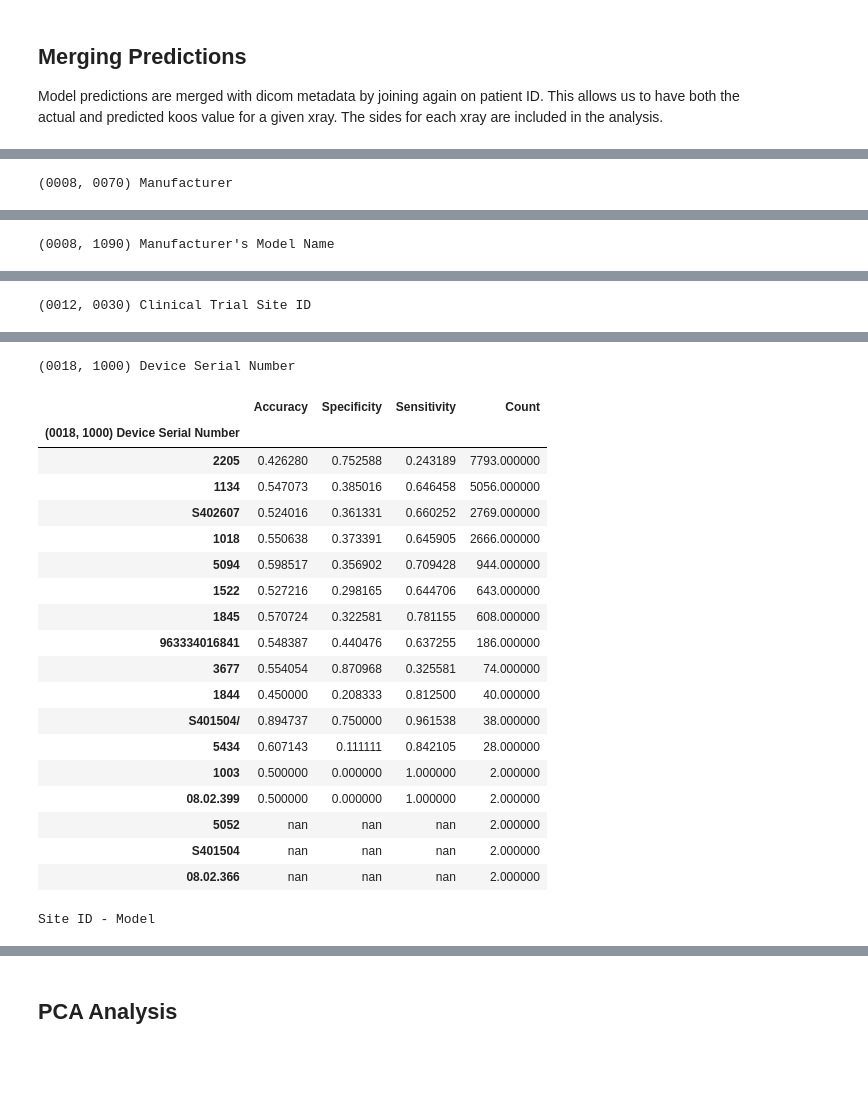
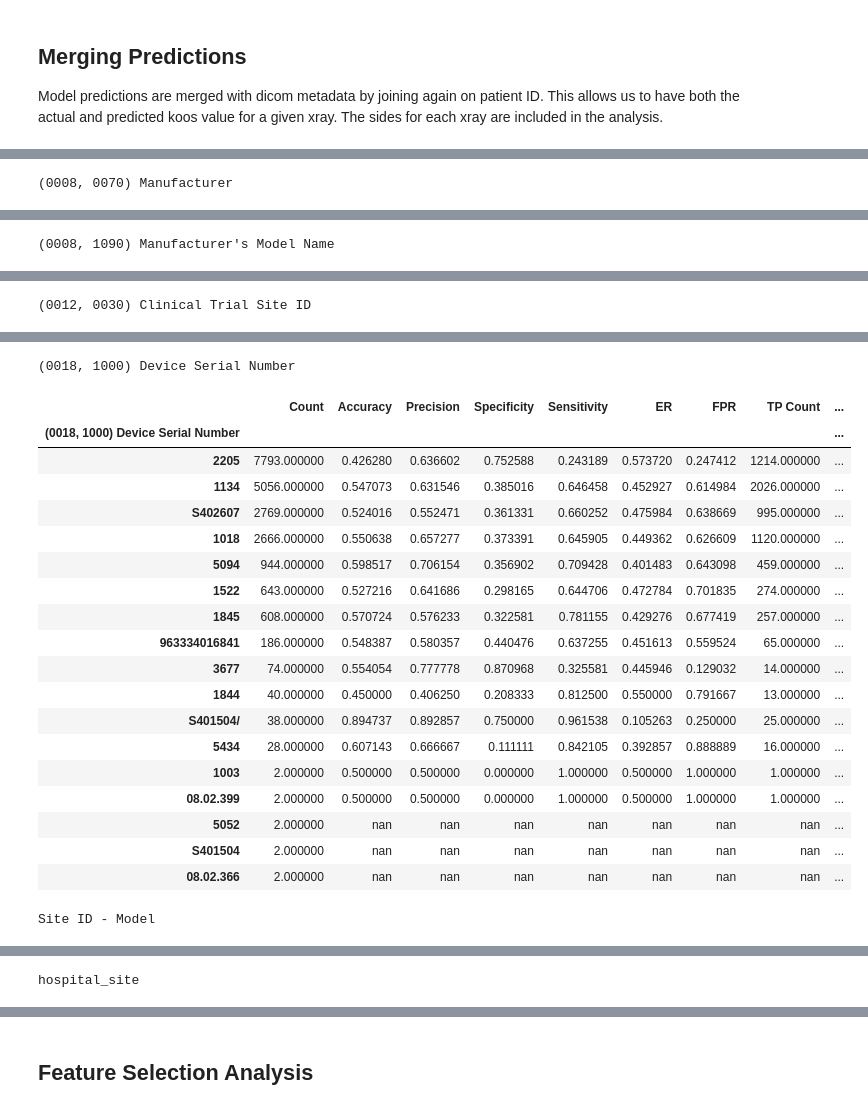
Before and after one commit to cairo-lab/xray_fingerprints, a Jupyter notebook: analysis/results_bias/bias_partition.ipynb, the cells around one changed output, grey strips where cells are left out. Cells and saved outputs as stored; diff of their text form; code cells hidden in the pictures; blank space fills up the shorter version.

Commit message:
Include hospital site as grouping variable
Former-commit-id: bace3225e664b50fcab993069799dad11859465d

```diff
--- a/analysis/results_bias/bias_partition.ipynb
+++ b/analysis/results_bias/bias_partition.ipynb
@@ -29,6 +29,7 @@ VARIABLES_OF_INTEREST = [
     "(0012, 0030) Clinical Trial Site ID",
     "(0018, 1000) Device Serial Number",
     "Site ID - Model",
+    "hospital_site",
 ]
 CLINICAL_WAVES_TO_FOLLOWUP = {
     "00": "Screening Visit",
@@ -51,6 +52,7 @@ original_dataframes: dict[str, pd.DataFrame] = {}
 
 clinical_data_files = glob.glob(os.path.join(BASED_STRUCTURED_DIR, "AllClinical*.txt"))
 xray_files = glob.glob(os.path.join(BASED_STRUCTURED_DIR, "XRay*.txt"))
+enrollee_files = glob.glob(os.path.join(BASED_STRUCTURED_DIR, "Enrollees*.txt"))
 
 combined_files = sorted(clinical_data_files + xray_files)
 
@@ -63,6 +65,11 @@ for filename in combined_files:
         continue
 
     original_dataframes[name] = df
+
+if not len(enrollee_files):
+    raise ValueError("missing Enrollee.txt from structured data")
+
+df_site = utils.read_data_frame(enrollee_files[0])[["id", "v00site"]].astype("string")
 # %%
 dfs = {}
 
@@ -77,9 +84,12 @@ for side in ["left", "right"]:
         subset=subset_cols,
     )
 
+    dfs[side] = dfs[side].merge(df_site, on="id", how="inner")
+    dfs[side].rename(columns={"v00site": "hospital_site"}, inplace=True)
+
     utils.validate_column(
         pd.Series(dfs[side].columns),
-        subset_cols + ["visit"],
+        subset_cols + ["visit", "hospital_site"],
     )
 
     dfs[side].columns = [
@@ -87,6 +97,7 @@ for side in ["left", "right"]:
         "koos_pain_subscore",
         "womac_pain_subscore",
         "visit",
+        "hospital_site",
     ]  # type:ignore
     dfs[side]["side"] = side
 
@@ -364,29 +443,8 @@ Many of the xray manufacturers show widely varying sensitivities and specificiti
 def grouping_func(row):
     ytrue = row["bin_koos"]
     ypred = row["bin_koos_prediction"]
-    d = {}
-
-    cm = confusion_matrix(ytrue, ypred)
-
-    try:
-        spec_sum = cm[1, 0] + cm[1, 1]
-        sen_sum = cm[0, 0] + cm[0, 1]
-
-        if spec_sum == 0 or sen_sum == 0:
-            raise Exception
-
-        if not len(ypred) or len(cm) <= 1:
-            raise Exception
-
-        d["Accuracy"] = (cm[0, 0] + cm[1, 1]) / sum(sum(cm))
-        d["Specificity"] = cm[1, 1] / (spec_sum)
-        d["Sensitivity"] = cm[0, 0] / (sen_sum)
-    except:
-        d["Accuracy"] = np.nan
-        d["Specificity"] = np.nan
-        d["Sensitivity"] = np.nan
-
-    d["Count"] = len(ypred)
+    d = {"Count": len(ypred)}
+    d.update(prediction_performance(ytrue, ypred))
 
     return pd.Series(d)
 
@@ -452,21 +510,21 @@ display_html("".join(html_raw_tables), raw=True)
 (0018, 1000) Device Serial Number
-|  | Accuracy | Specificity | Sensitivity | Count |
-| (0018, 1000) Device Serial Number |  |  |  |  |
-| 2205 | 0.426280 | 0.752588 | 0.243189 | 7793.000000 |
-| 1134 | 0.547073 | 0.385016 | 0.646458 | 5056.000000 |
-| S402607 | 0.524016 | 0.361331 | 0.660252 | 2769.000000 |
-| 1018 | 0.550638 | 0.373391 | 0.645905 | 2666.000000 |
-| 5094 | 0.598517 | 0.356902 | 0.709428 | 944.000000 |
-| 1522 | 0.527216 | 0.298165 | 0.644706 | 643.000000 |
-| 1845 | 0.570724 | 0.322581 | 0.781155 | 608.000000 |
-| 963334016841 | 0.548387 | 0.440476 | 0.637255 | 186.000000 |
-| 3677 | 0.554054 | 0.870968 | 0.325581 | 74.000000 |
-| 1844 | 0.450000 | 0.208333 | 0.812500 | 40.000000 |
-| S401504/ | 0.894737 | 0.750000 | 0.961538 | 38.000000 |
-| 5434 | 0.607143 | 0.111111 | 0.842105 | 28.000000 |
-| 1003 | 0.500000 | 0.000000 | 1.000000 | 2.000000 |
-| 08.02.399 | 0.500000 | 0.000000 | 1.000000 | 2.000000 |
-| 5052 | nan | nan | nan | 2.000000 |
-| S401504 | nan | nan | nan | 2.000000 |
-| 08.02.366 | nan | nan | nan | 2.000000 |
+|  | Count | Accuracy | Precision | Specificity | Sensitivity | ER | FPR | TP Count | ... |
+| (0018, 1000) Device Serial Number |  |  |  |  |  |  |  |  | ... |
+| 2205 | 7793.000000 | 0.426280 | 0.636602 | 0.752588 | 0.243189 | 0.573720 | 0.247412 | 1214.000000 | ... |
+| 1134 | 5056.000000 | 0.547073 | 0.631546 | 0.385016 | 0.646458 | 0.452927 | 0.614984 | 2026.000000 | ... |
+| S402607 | 2769.000000 | 0.524016 | 0.552471 | 0.361331 | 0.660252 | 0.475984 | 0.638669 | 995.000000 | ... |
+| 1018 | 2666.000000 | 0.550638 | 0.657277 | 0.373391 | 0.645905 | 0.449362 | 0.626609 | 1120.000000 | ... |
+| 5094 | 944.000000 | 0.598517 | 0.706154 | 0.356902 | 0.709428 | 0.401483 | 0.643098 | 459.000000 | ... |
+| 1522 | 643.000000 | 0.527216 | 0.641686 | 0.298165 | 0.644706 | 0.472784 | 0.701835 | 274.000000 | ... |
+| 1845 | 608.000000 | 0.570724 | 0.576233 | 0.322581 | 0.781155 | 0.429276 | 0.677419 | 257.000000 | ... |
+| 963334016841 | 186.000000 | 0.548387 | 0.580357 | 0.440476 | 0.637255 | 0.451613 | 0.559524 | 65.000000 | ... |
+| 3677 | 74.000000 | 0.554054 | 0.777778 | 0.870968 | 0.325581 | 0.445946 | 0.129032 | 14.000000 | ... |
+| 1844 | 40.000000 | 0.450000 | 0.406250 | 0.208333 | 0.812500 | 0.550000 | 0.791667 | 13.000000 | ... |
+| S401504/ | 38.000000 | 0.894737 | 0.892857 | 0.750000 | 0.961538 | 0.105263 | 0.250000 | 25.000000 | ... |
+| 5434 | 28.000000 | 0.607143 | 0.666667 | 0.111111 | 0.842105 | 0.392857 | 0.888889 | 16.000000 | ... |
+| 1003 | 2.000000 | 0.500000 | 0.500000 | 0.000000 | 1.000000 | 0.500000 | 1.000000 | 1.000000 | ... |
+| 08.02.399 | 2.000000 | 0.500000 | 0.500000 | 0.000000 | 1.000000 | 0.500000 | 1.000000 | 1.000000 | ... |
+| 5052 | 2.000000 | nan | nan | nan | nan | nan | nan | nan | ... |
+| S401504 | 2.000000 | nan | nan | nan | nan | nan | nan | nan | ... |
+| 08.02.366 | 2.000000 | nan | nan | nan | nan | nan | nan | nan | ... |
 Site ID - Model
@@ -490,0 +549 @@ Site ID - Model
+hospital_site
@@ -491,3 +556,3 @@ Site ID - Model
 # %% [markdown]
-## PCA Analysis
+## Feature Selection Analysis
 # %%
```
Also changed, not shown: parts of 10 cells of this notebook.
